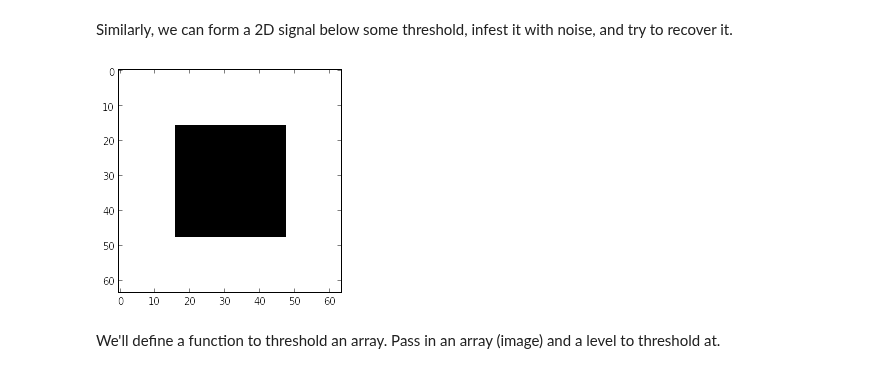
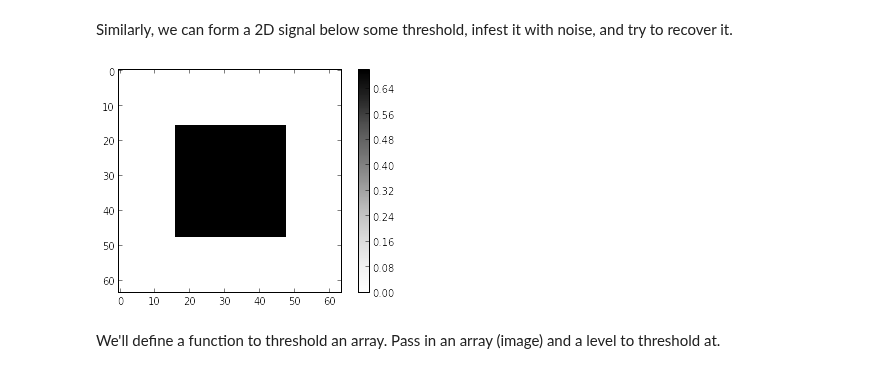
Before and after one commit to kwinkunks/notebooks, a Jupyter notebook: Stochastic_resonance.ipynb, the cells around one changed output. Drawn from its saved outputs; the diff is of its cells as text; code cells hidden in the pictures.

```diff
--- a/Stochastic_resonance.ipynb
+++ b/Stochastic_resonance.ipynb
@@ -53,12 +53,13 @@ threshold_level = 1.1
 # %%
 im = np.zeros((64,64))
 im[16:48,16:48] = signal_level
 
 plt.imshow(im, interpolation="None")
 plt.set_cmap('Greys')
+plt.colorbar()
 plt.show()
 # %% [output]
-[figure, old version]
+[figure, new version]
 # %% [markdown]
 We'll define a function to threshold an array. Pass in an array (image) and a level to threshold at.
 # %%
```
Also changed, not shown: parts of 14 cells of this notebook.
